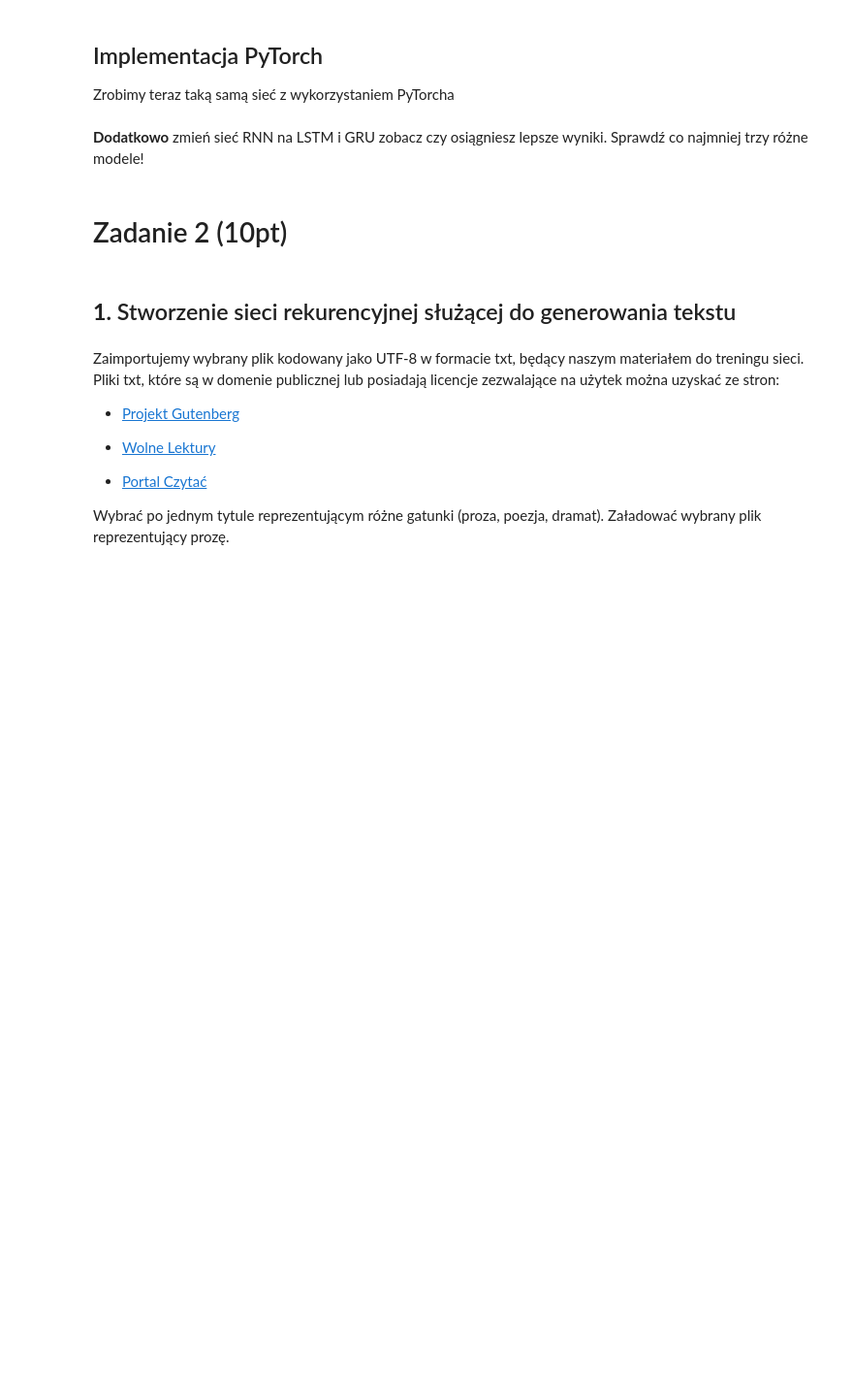
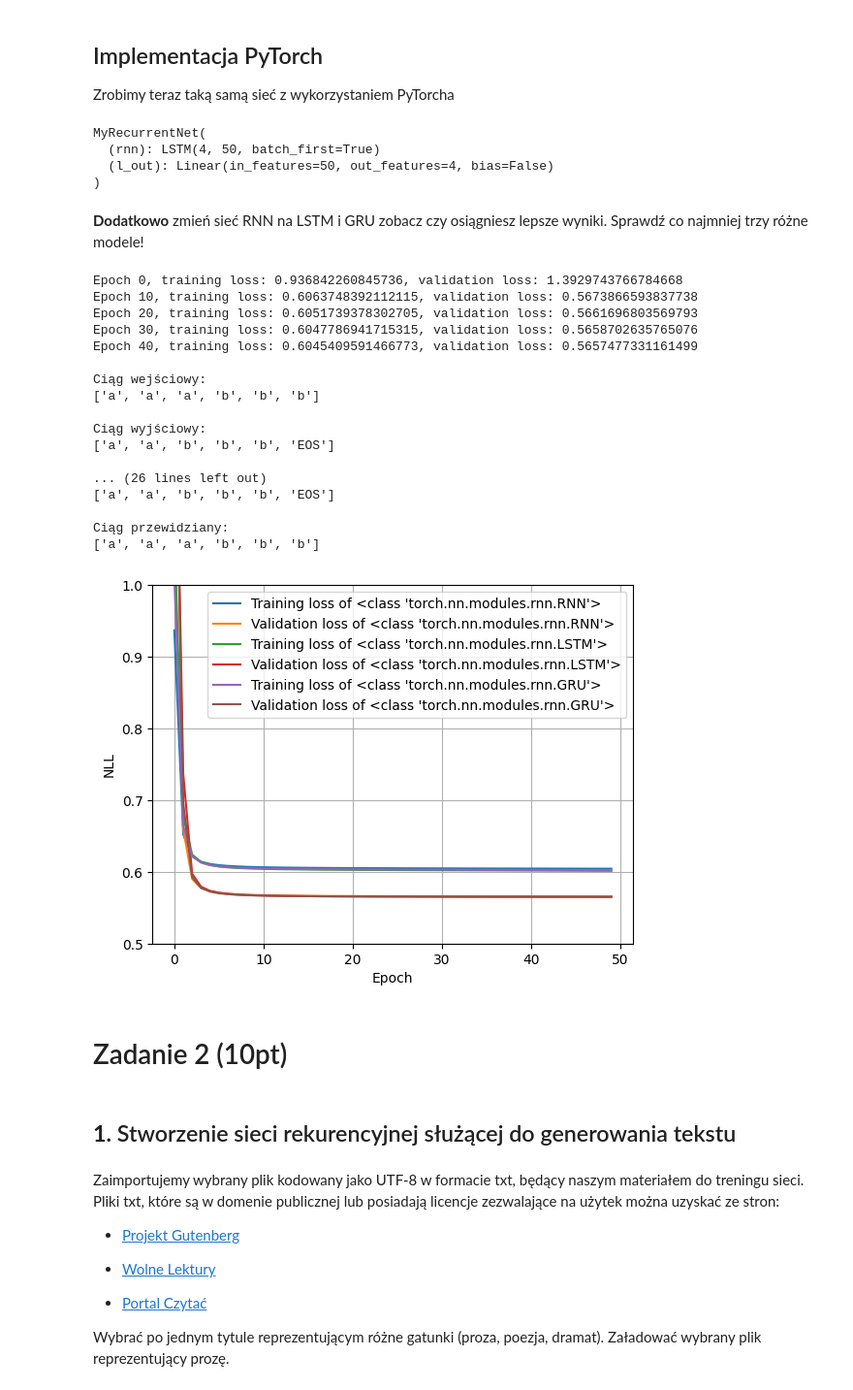
Before and after one commit to Shozye/studies-vegeta, a Jupyter notebook: umsi/lista6/lab6.ipynb, the cells around one changed output. Shown at 97% size. Saved outputs shown, nothing was run; the diff lists cells and outputs as text; code cells hidden in the pictures; blank space fills up the shorter version.

```diff
--- a/umsi/lista6/lab6.ipynb
+++ b/umsi/lista6/lab6.ipynb
@@ -521,17 +610,23 @@ import torch.nn as nn
 import torch.nn.functional as F
 
 class MyRecurrentNet(nn.Module):
-    def __init__(self):
+    def __init__(self, model):
         super(MyRecurrentNet, self).__init__()
 
         # Recurrent layer
         # TWOJ KOD TUTAJ!
-        self.rnn = nn.RNN(___)
+        self.rnn = model(
+            input_size=vocab_size,
+            hidden_size=hidden_size,
+            batch_first=True
+        )
 
         # Output layer
-        self.l_out = nn.Linear(in_features=50,
-                            out_features=vocab_size,
-                            bias=False)
+        self.l_out = nn.Linear(
+            in_features=50,
+            out_features=vocab_size,
+            bias=False
+        )
 
     def forward(self, x):
         x, h = self.rnn(x)
@@ -539,7 +634,12 @@ class MyRecurrentNet(nn.Module):
         x = self.l_out(x)
         return x
 
-net = MyRecurrentNet()
+net = MyRecurrentNet(nn.LSTM)
 print(net)
+# %% [output]
+MyRecurrentNet(
+  (rnn): LSTM(4, 50, batch_first=True)
+  (l_out): Linear(in_features=50, out_features=4, bias=False)
+)
 # %%
 # Hyper-parameters
@@ -643,7 +741,36 @@ plt.show()
 # %% [markdown]
 **Dodatkowo** zmień sieć RNN na LSTM i GRU zobacz czy osiągniesz lepsze wyniki. Sprawdź co najmniej trzy różne modele!
 # %%
-# TUTAJ KOD
+plt.figure()
+num_epochs = 50
+run_test(nn.RNN, num_epochs)
+run_test(nn.LSTM, num_epochs)
+run_test(nn.GRU, num_epochs)
+
+plt.ylim(0.50, 1.0)
+plt.legend()
+plt.grid(visible=True)
+plt.xlabel('Epoch'), plt.ylabel('NLL')
+plt.show()
+# %% [output]
+Epoch 0, training loss: 0.936842260845736, validation loss: 1.3929743766784668
+Epoch 10, training loss: 0.6063748392112115, validation loss: 0.5673866593837738
+Epoch 20, training loss: 0.6051739378302705, validation loss: 0.5661696803569793
+Epoch 30, training loss: 0.6047786941715315, validation loss: 0.5658702635765076
+Epoch 40, training loss: 0.6045409591466773, validation loss: 0.5657477331161499
+
+Ciąg wejściowy:
+['a', 'a', 'a', 'b', 'b', 'b']
+
+Ciąg wyjściowy:
+['a', 'a', 'b', 'b', 'b', 'EOS']
+
+... (26 lines left out)
+['a', 'a', 'b', 'b', 'b', 'EOS']
+
+Ciąg przewidziany:
+['a', 'a', 'a', 'b', 'b', 'b']
+[figure, added]
 # %% [markdown]
 # Zadanie 2 (10pt)
 # %% [markdown]
```
Also changed, not shown: parts of 12 cells of this notebook.
